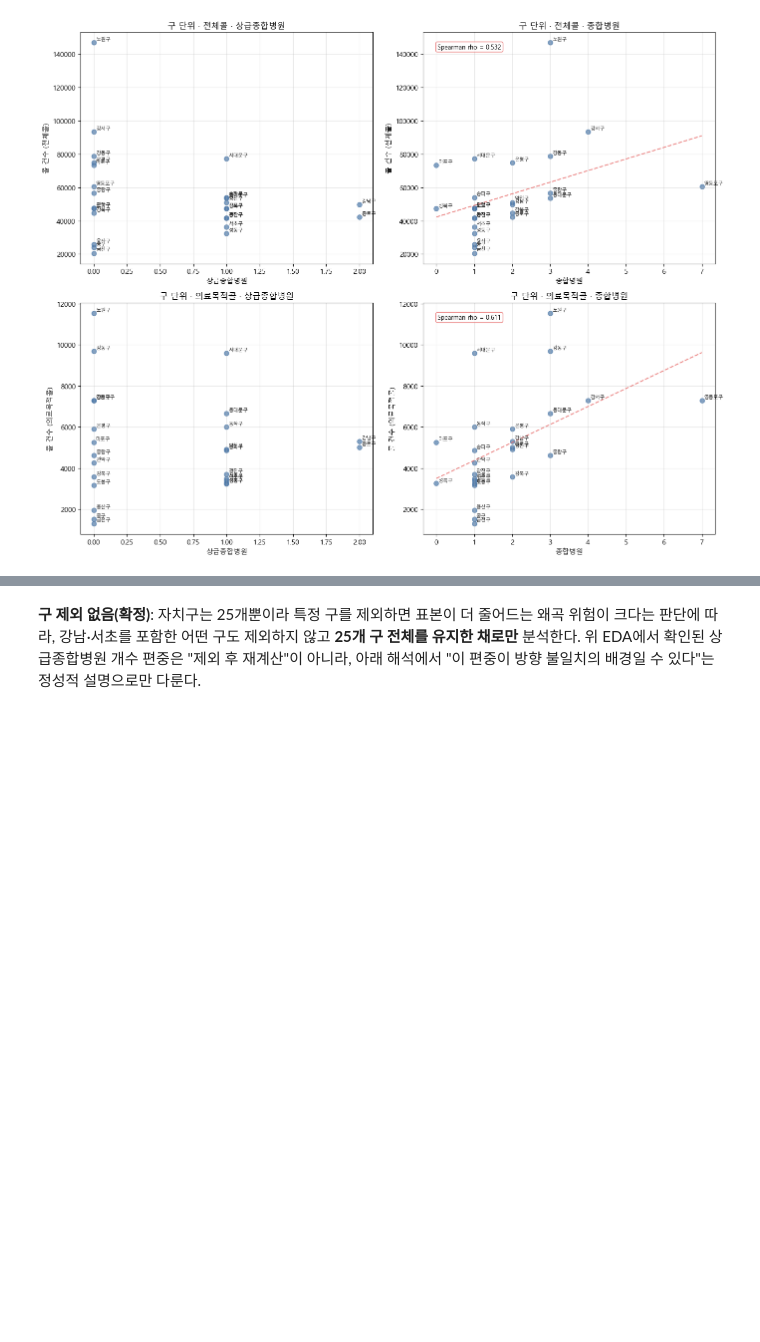
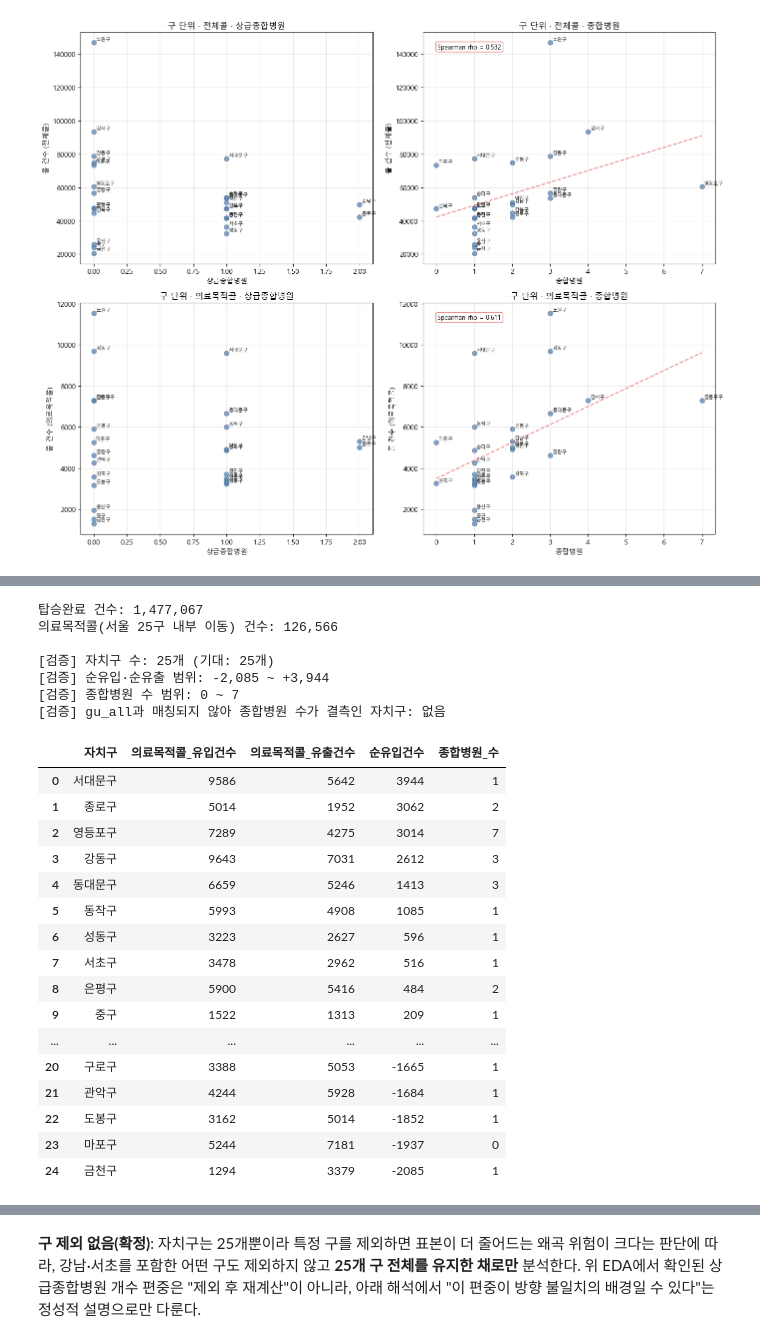
Before and after one commit to calltaxi-DA/calltaxi-DA, a Jupyter notebook: notebooks_region_facilities/07_2_medical_destination_analysis_and_insights.ipynb, the cells around one changed output, grey strips where cells are left out. Drawn from its saved outputs; the diff is of its cells as text; code cells hidden in the pictures; blank space fills up the shorter version.

```diff
--- a/notebooks_region_facilities/07_2_medical_destination_analysis_and_insights.ipynb
+++ b/notebooks_region_facilities/07_2_medical_destination_analysis_and_insights.ipynb
@@ -384,0 +422,80 @@ plt.show()
+# %%
+# 의료목적콜 순유입·순유출 계산 (색상용) + 종합병원 수 결합 (원 크기용)
+MEDICAL_PURPOSES = {"치료", "재활", "예약치료", "예약재활", "치료광역"}  # 05_medical_destination_purpose_and_data.ipynb §2-9와 동일 정의
+SEOUL_25 = [
+    "종로구", "중구", "용산구", "성동구", "광진구",
+    "동대문구", "중랑구", "성북구", "강북구", "도봉구",
+    "노원구", "은평구", "서대문구", "마포구", "양천구",
+    "강서구", "구로구", "금천구", "영등포구", "동작구",
+    "관악구", "서초구", "강남구", "송파구", "강동구",
+]
+
+# gu_med는 "목적지 기준" 콜건수만 있고 "출발구(유출)" 정보가 없어 순유입·순유출 계산에는 원본 OD 데이터가 필요하다
+raw_path = PROCESSED_DIR / "서울시설공단_장애인콜택시 탑승내역_정제_20251231.csv"
+raw_od = pd.read_csv(raw_path, usecols=["출발구", "목적구", "승차일시", "하차일시", "취소일시", "이용목적"])
+
+completed_od = raw_od[
+    raw_od["승차일시"].notna() & raw_od["하차일시"].notna() & raw_od["취소일시"].isna()
+]
+medical_seoul_od = completed_od[
+    completed_od["이용목적"].isin(MEDICAL_PURPOSES)
+    & completed_od["출발구"].isin(SEOUL_25)
+    & completed_od["목적구"].isin(SEOUL_25)
+]
+
+print(f"탑승완료 건수: {len(completed_od):,}")
+print(f"의료목적콜(서울 25구 내부 이동) 건수: {len(medical_seoul_od):,}")
+
+out_by_gu = medical_seoul_od.groupby("출발구").size()
+in_by_gu = medical_seoul_od.groupby("목적구").size()
+
+medical_net_flow = pd.DataFrame({
+    "자치구": SEOUL_25,
+    "의료목적콜_유입건수": [in_by_gu.get(gu, 0) for gu in SEOUL_25],
+    "의료목적콜_유출건수": [out_by_gu.get(gu, 0) for gu in SEOUL_25],
+})
+medical_net_flow["순유입건수"] = (
+    medical_net_flow["의료목적콜_유입건수"] - medical_net_flow["의료목적콜_유출건수"]
+)
+
+# 종합병원 수는 07_1 산출물(gu_all)에 이미 있는 값을 그대로 재사용 — 다시 집계하지 않는다
+hospital_count = gu_all[["목적구", "종합병원"]].rename(columns={"목적구": "자치구", "종합병원": "종합병원_수"})
+
+map_data = medical_net_flow.merge(hospital_count, on="자치구", how="left")
+
+# --- 검증 (시각화 전 필수 확인) ---
+missing_hospital = map_data[map_data["종합병원_수"].isna()]["자치구"].tolist()
+print(f"\n[검증] 자치구 수: {len(map_data)}개 (기대: 25개)")
+print(f"[검증] 순유입·순유출 범위: {map_data['순유입건수'].min():+,} ~ {map_data['순유입건수'].max():+,}")
+print(f"[검증] 종합병원 수 범위: {map_data['종합병원_수'].min():.0f} ~ {map_data['종합병원_수'].max():.0f}")
+print(f"[검증] gu_all과 매칭되지 않아 종합병원 수가 결측인 자치구: {missing_hospital if missing_hospital else '없음'}")
+
+assert len(map_data) == 25, "서울 25개 자치구가 모두 모이지 않음"
+assert not missing_hospital, "gu_all과 자치구명이 매칭되지 않는 구가 있음 — 표기 차이 확인 필요"
+
+display(map_data.sort_values("순유입건수", ascending=False).reset_index(drop=True))
+# %% [output]
+탑승완료 건수: 1,477,067
+의료목적콜(서울 25구 내부 이동) 건수: 126,566
+
+[검증] 자치구 수: 25개 (기대: 25개)
+[검증] 순유입·순유출 범위: -2,085 ~ +3,944
+[검증] 종합병원 수 범위: 0 ~ 7
+[검증] gu_all과 매칭되지 않아 종합병원 수가 결측인 자치구: 없음
+|  | 자치구 | 의료목적콜_유입건수 | 의료목적콜_유출건수 | 순유입건수 | 종합병원_수 |
+| 0 | 서대문구 | 9586 | 5642 | 3944 | 1 |
+| 1 | 종로구 | 5014 | 1952 | 3062 | 2 |
+| 2 | 영등포구 | 7289 | 4275 | 3014 | 7 |
+| 3 | 강동구 | 9643 | 7031 | 2612 | 3 |
+| 4 | 동대문구 | 6659 | 5246 | 1413 | 3 |
+| 5 | 동작구 | 5993 | 4908 | 1085 | 1 |
+| 6 | 성동구 | 3223 | 2627 | 596 | 1 |
+| 7 | 서초구 | 3478 | 2962 | 516 | 1 |
+| 8 | 은평구 | 5900 | 5416 | 484 | 2 |
+| 9 | 중구 | 1522 | 1313 | 209 | 1 |
+| ... | ... | ... | ... | ... | ... |
+| 20 | 구로구 | 3388 | 5053 | -1665 | 1 |
+| 21 | 관악구 | 4244 | 5928 | -1684 | 1 |
+| 22 | 도봉구 | 3162 | 5014 | -1852 | 1 |
+| 23 | 마포구 | 5244 | 7181 | -1937 | 0 |
+| 24 | 금천구 | 1294 | 3379 | -2085 | 1 |
```
Also changed, not shown: parts of 3 cells of this notebook, 18 other files.
